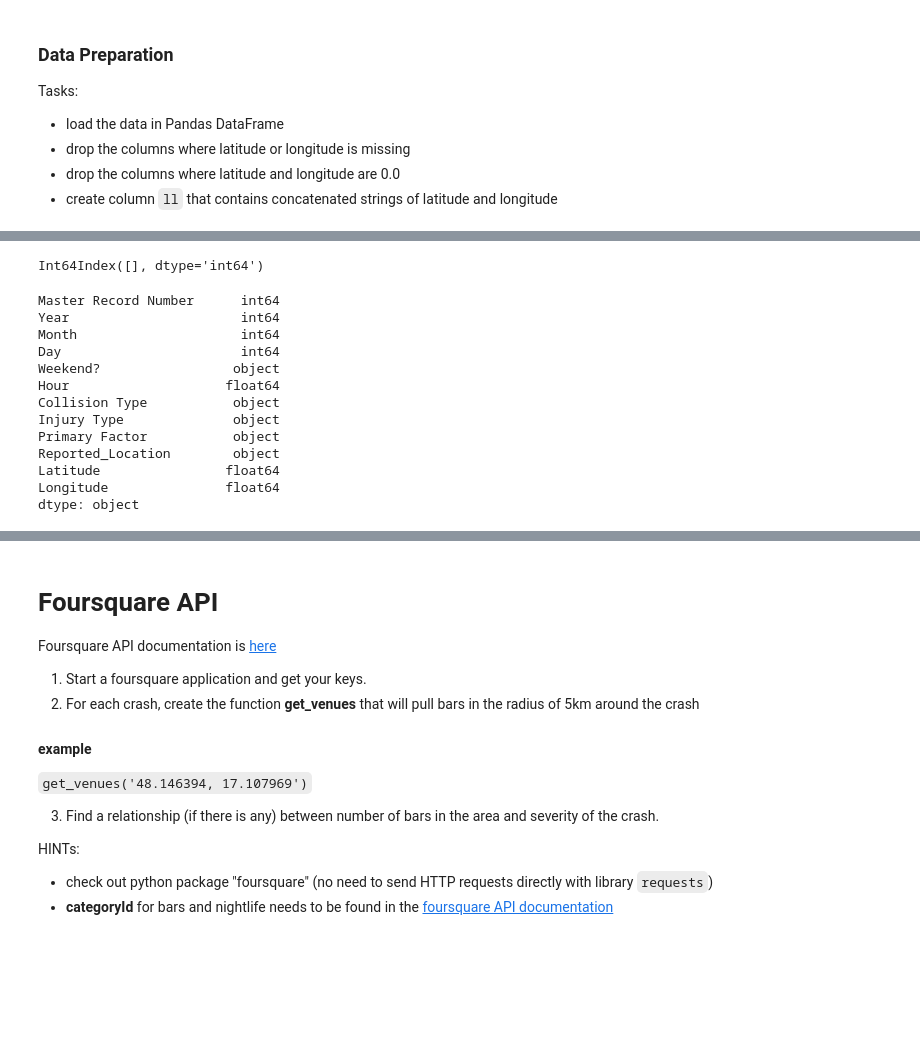
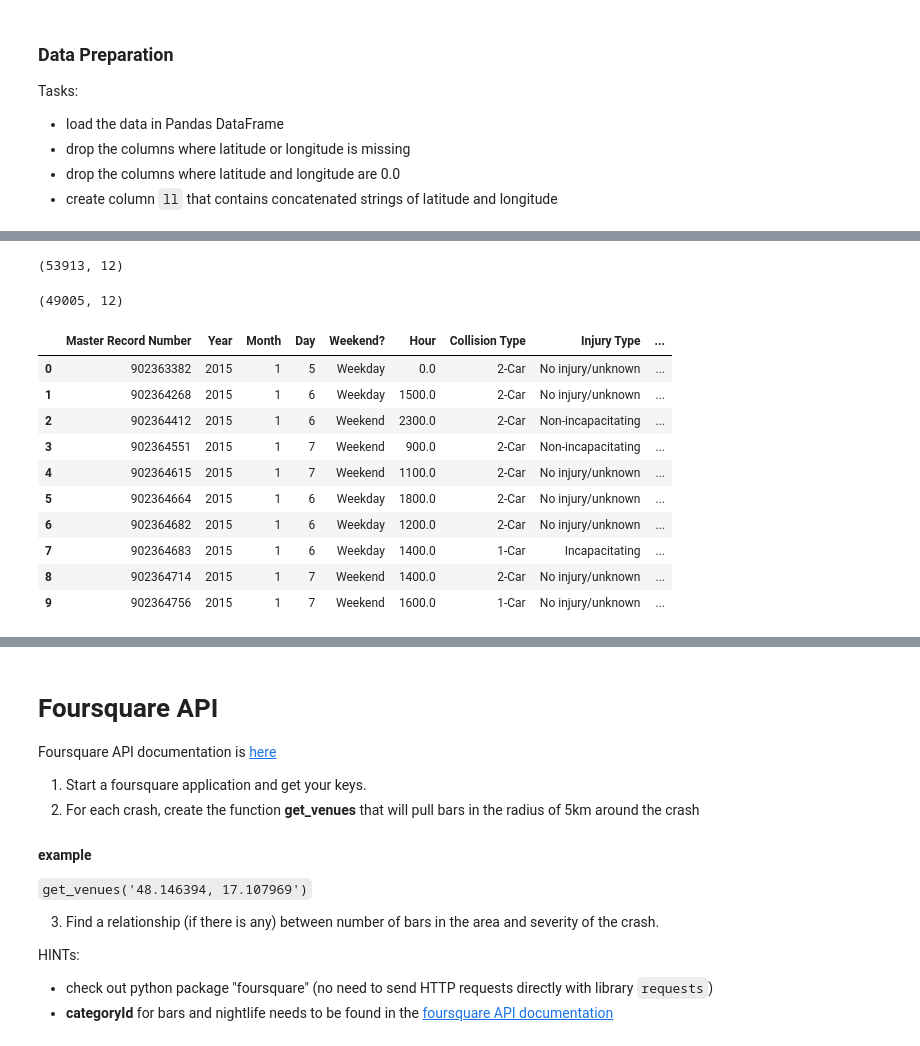
Before and after one commit to ryan-ferns/DS_auticon_week_2, a Jupyter notebook: project_I.ipynb, the cells around one changed output, grey strips where cells are left out. Cells and saved outputs as stored; diff of their text form; code cells hidden in the pictures; blank space fills up the shorter version.

```diff
--- a/project_I.ipynb
+++ b/project_I.ipynb
@@ -90,23 +79,26 @@ df2
-# %%
-zero_long_index = df2[df2["Longitude"] == 0].index
-zero_long_index
-# There are no rows with that have zero Longitude.
-# %% [output]
-Int64Index([], dtype='int64')
 # %%
-df2.dtypes
+df2.shape
 # %% [output]
-Master Record Number      int64
-Year                      int64
-Month                     int64
-Day                       int64
-Weekend?                 object
-Hour                    float64
-Collision Type           object
-Injury Type              object
-Primary Factor           object
-Reported_Location        object
-Latitude                float64
-Longitude               float64
-dtype: object
+(53913, 12)
+# %%
+# Here we are removing the columns where latitude and longitude are 0.0.
+
+df3 = df2[(df2["Latitude"] != 0) | (df2["Longitude"] != 0)] # | represents Boolean OR.
+df3.shape
+# %% [output]
+(49005, 12)
+# %%
+df3.head(10)
+# %% [output]
+|  | Master Record Number | Year | Month | Day | Weekend? | Hour | Collision Type | Injury Type | ... |
+| 0 | 902363382 | 2015 | 1 | 5 | Weekday | 0.0 | 2-Car | No injury/unknown | ... |
+| 1 | 902364268 | 2015 | 1 | 6 | Weekday | 1500.0 | 2-Car | No injury/unknown | ... |
+| 2 | 902364412 | 2015 | 1 | 6 | Weekend | 2300.0 | 2-Car | Non-incapacitating | ... |
+| 3 | 902364551 | 2015 | 1 | 7 | Weekend | 900.0 | 2-Car | Non-incapacitating | ... |
+| 4 | 902364615 | 2015 | 1 | 7 | Weekend | 1100.0 | 2-Car | No injury/unknown | ... |
+| 5 | 902364664 | 2015 | 1 | 6 | Weekday | 1800.0 | 2-Car | No injury/unknown | ... |
+| 6 | 902364682 | 2015 | 1 | 6 | Weekday | 1200.0 | 2-Car | No injury/unknown | ... |
+| 7 | 902364683 | 2015 | 1 | 6 | Weekday | 1400.0 | 1-Car | Incapacitating | ... |
+| 8 | 902364714 | 2015 | 1 | 7 | Weekend | 1400.0 | 2-Car | No injury/unknown | ... |
+| 9 | 902364756 | 2015 | 1 | 7 | Weekend | 1600.0 | 1-Car | No injury/unknown | ... |
 # %%
```
Also changed, not shown: parts of 31 cells of this notebook.
